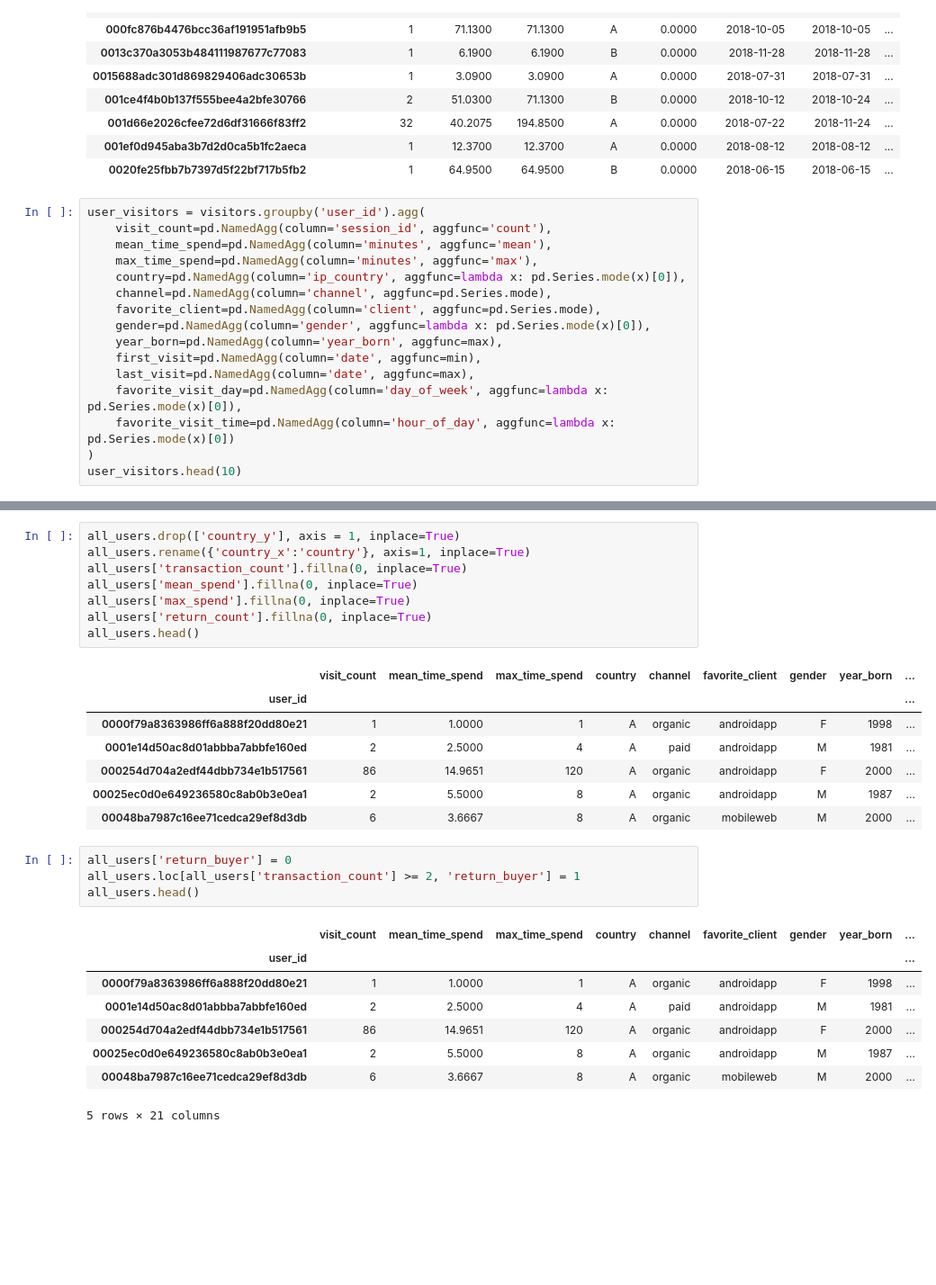
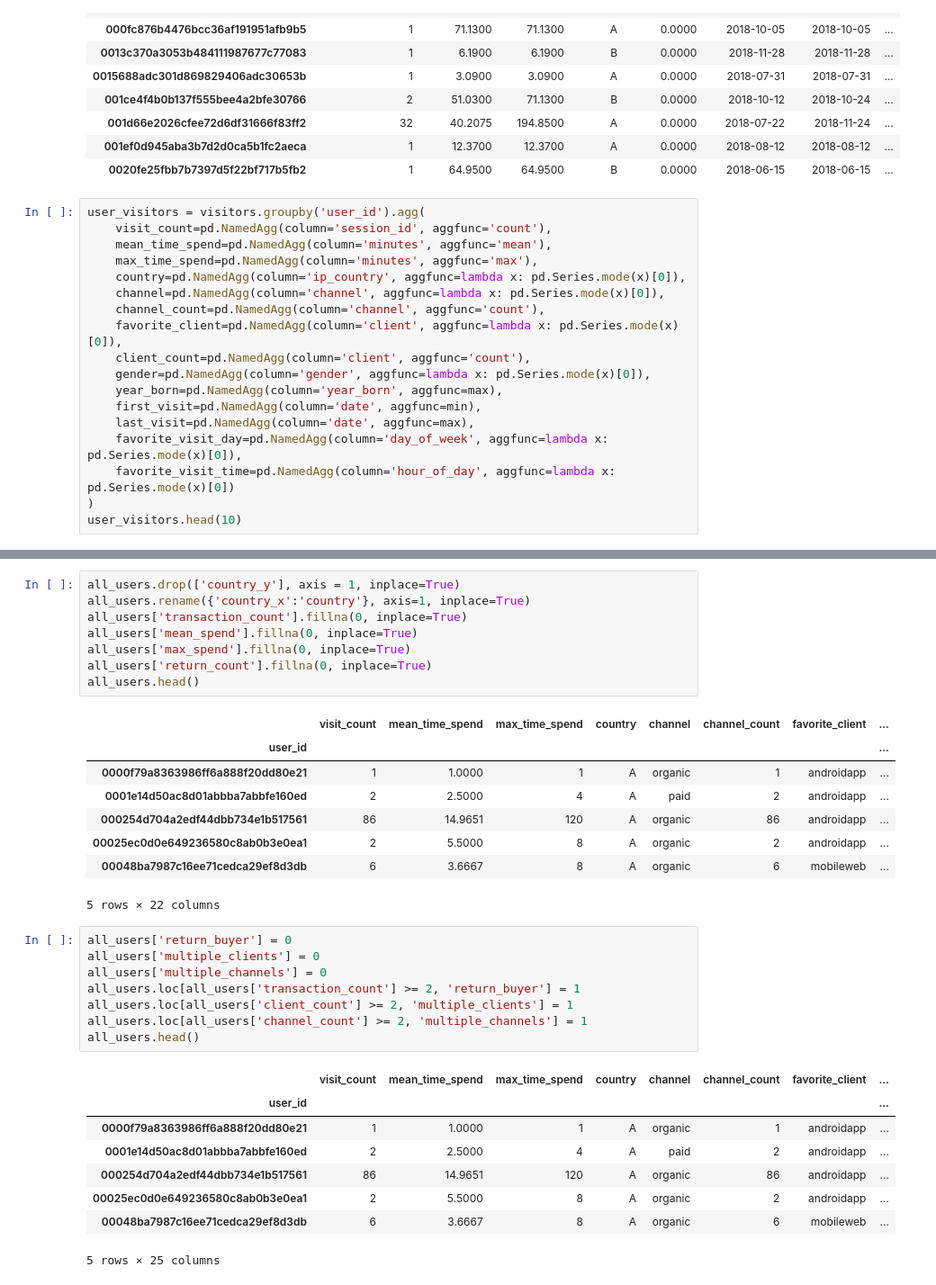
Before and after one commit to NeilBardhan/case-studies, a Jupyter notebook: exploring_sales.ipynb, the cells around one changed output, grey strips where cells are left out. Shown at 90% size. Saved outputs shown, nothing was run; the diff lists cells and outputs as text; blank space fills up the shorter version.

```diff
--- a/exploring_sales.ipynb
+++ b/exploring_sales.ipynb
@@ -498,8 +490,10 @@ user_visitors = visitors.groupby('user_id').agg(
     mean_time_spend=pd.NamedAgg(column='minutes', aggfunc='mean'),
     max_time_spend=pd.NamedAgg(column='minutes', aggfunc='max'),
     country=pd.NamedAgg(column='ip_country', aggfunc=lambda x: pd.Series.mode(x)[0]),
-    channel=pd.NamedAgg(column='channel', aggfunc=pd.Series.mode),
-    favorite_client=pd.NamedAgg(column='client', aggfunc=pd.Series.mode),
+    channel=pd.NamedAgg(column='channel', aggfunc=lambda x: pd.Series.mode(x)[0]),
+    channel_count=pd.NamedAgg(column='channel', aggfunc='count'),
+    favorite_client=pd.NamedAgg(column='client', aggfunc=lambda x: pd.Series.mode(x)[0]),
+    client_count=pd.NamedAgg(column='client', aggfunc='count'),
     gender=pd.NamedAgg(column='gender', aggfunc=lambda x: pd.Series.mode(x)[0]),
     year_born=pd.NamedAgg(column='year_born', aggfunc=max),
     first_visit=pd.NamedAgg(column='date', aggfunc=min),
@@ -542,23 +536,28 @@ all_users['max_spend'].fillna(0, inplace=True)
 all_users['return_count'].fillna(0, inplace=True)
 all_users.head()
 # %% [output]
-|  | visit_count | mean_time_spend | max_time_spend | country | channel | favorite_client | gender | year_born | ... |
-| user_id |  |  |  |  |  |  |  |  | ... |
-| 0000f79a8363986ff6a888f20dd80e21 | 1 | 1.0000 | 1 | A | organic | androidapp | F | 1998 | ... |
-| 0001e14d50ac8d01abbba7abbfe160ed | 2 | 2.5000 | 4 | A | paid | androidapp | M | 1981 | ... |
-| 000254d704a2edf44dbb734e1b517561 | 86 | 14.9651 | 120 | A | organic | androidapp | F | 2000 | ... |
-| 00025ec0d0e649236580c8ab0b3e0ea1 | 2 | 5.5000 | 8 | A | organic | androidapp | M | 1987 | ... |
-| 00048ba7987c16ee71cedca29ef8d3db | 6 | 3.6667 | 8 | A | organic | mobileweb | M | 2000 | ... |
+|  | visit_count | mean_time_spend | max_time_spend | country | channel | channel_count | favorite_client | ... |
+| user_id |  |  |  |  |  |  |  | ... |
+| 0000f79a8363986ff6a888f20dd80e21 | 1 | 1.0000 | 1 | A | organic | 1 | androidapp | ... |
+| 0001e14d50ac8d01abbba7abbfe160ed | 2 | 2.5000 | 4 | A | paid | 2 | androidapp | ... |
+| 000254d704a2edf44dbb734e1b517561 | 86 | 14.9651 | 120 | A | organic | 86 | androidapp | ... |
+| 00025ec0d0e649236580c8ab0b3e0ea1 | 2 | 5.5000 | 8 | A | organic | 2 | androidapp | ... |
+| 00048ba7987c16ee71cedca29ef8d3db | 6 | 3.6667 | 8 | A | organic | 6 | mobileweb | ... |
+5 rows × 22 columns
 # %%
 all_users['return_buyer'] = 0
+all_users['multiple_clients'] = 0
+all_users['multiple_channels'] = 0
 all_users.loc[all_users['transaction_count'] >= 2, 'return_buyer'] = 1
+all_users.loc[all_users['client_count'] >= 2, 'multiple_clients'] = 1
+all_users.loc[all_users['channel_count'] >= 2, 'multiple_channels'] = 1
 all_users.head()
 # %% [output]
-|  | visit_count | mean_time_spend | max_time_spend | country | channel | favorite_client | gender | year_born | ... |
-| user_id |  |  |  |  |  |  |  |  | ... |
-| 0000f79a8363986ff6a888f20dd80e21 | 1 | 1.0000 | 1 | A | organic | androidapp | F | 1998 | ... |
-| 0001e14d50ac8d01abbba7abbfe160ed | 2 | 2.5000 | 4 | A | paid | androidapp | M | 1981 | ... |
-| 000254d704a2edf44dbb734e1b517561 | 86 | 14.9651 | 120 | A | organic | androidapp | F | 2000 | ... |
-| 00025ec0d0e649236580c8ab0b3e0ea1 | 2 | 5.5000 | 8 | A | organic | androidapp | M | 1987 | ... |
-| 00048ba7987c16ee71cedca29ef8d3db | 6 | 3.6667 | 8 | A | organic | mobileweb | M | 2000 | ... |
+|  | visit_count | mean_time_spend | max_time_spend | country | channel | channel_count | favorite_client | ... |
+| user_id |  |  |  |  |  |  |  | ... |
+| 0000f79a8363986ff6a888f20dd80e21 | 1 | 1.0000 | 1 | A | organic | 1 | androidapp | ... |
+| 0001e14d50ac8d01abbba7abbfe160ed | 2 | 2.5000 | 4 | A | paid | 2 | androidapp | ... |
+| 000254d704a2edf44dbb734e1b517561 | 86 | 14.9651 | 120 | A | organic | 86 | androidapp | ... |
+| 00025ec0d0e649236580c8ab0b3e0ea1 | 2 | 5.5000 | 8 | A | organic | 2 | androidapp | ... |
+| 00048ba7987c16ee71cedca29ef8d3db | 6 | 3.6667 | 8 | A | organic | 6 | mobileweb | ... |
-5 rows × 21 columns
+5 rows × 25 columns
```
Also changed, not shown: parts of 23 cells of this notebook.
